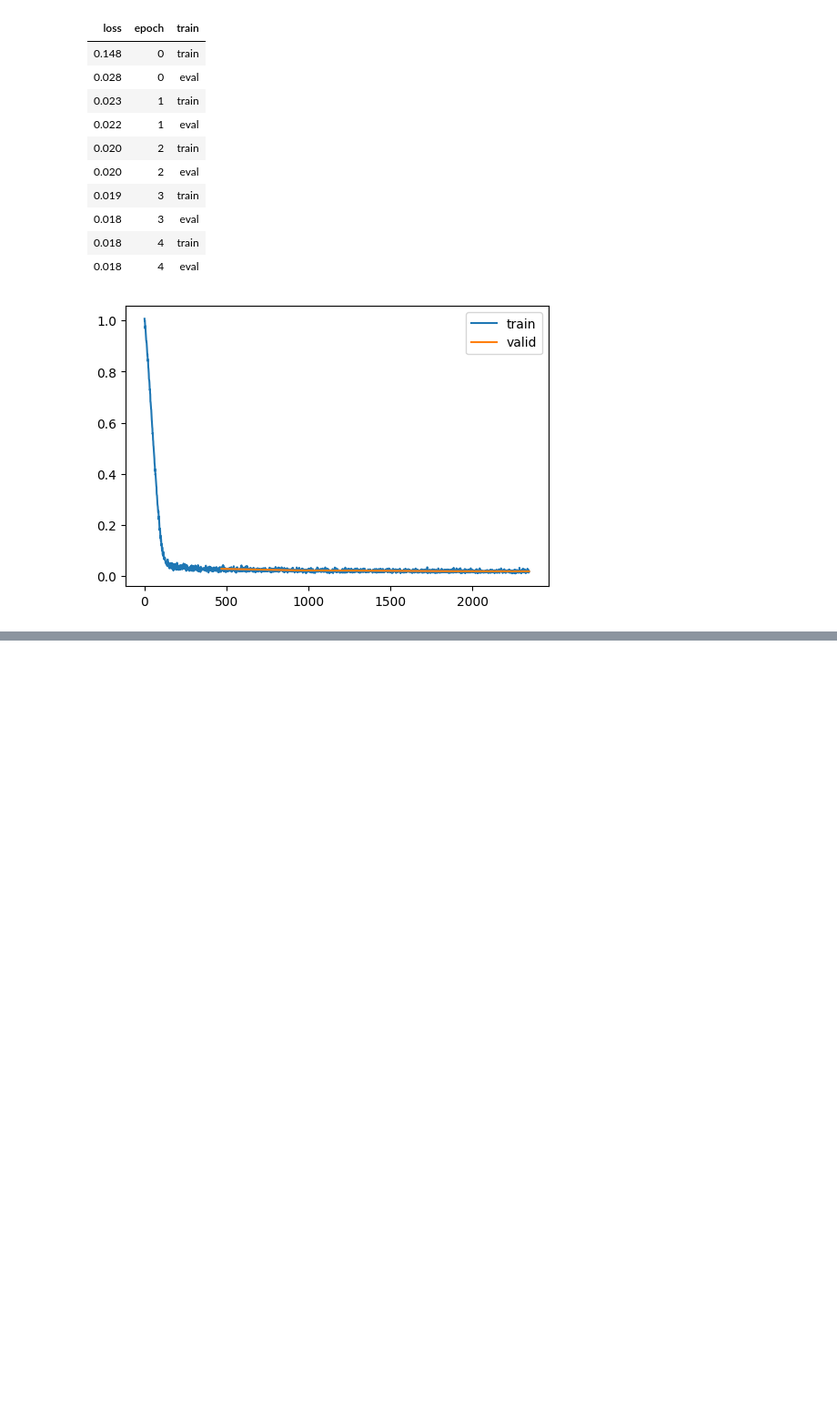
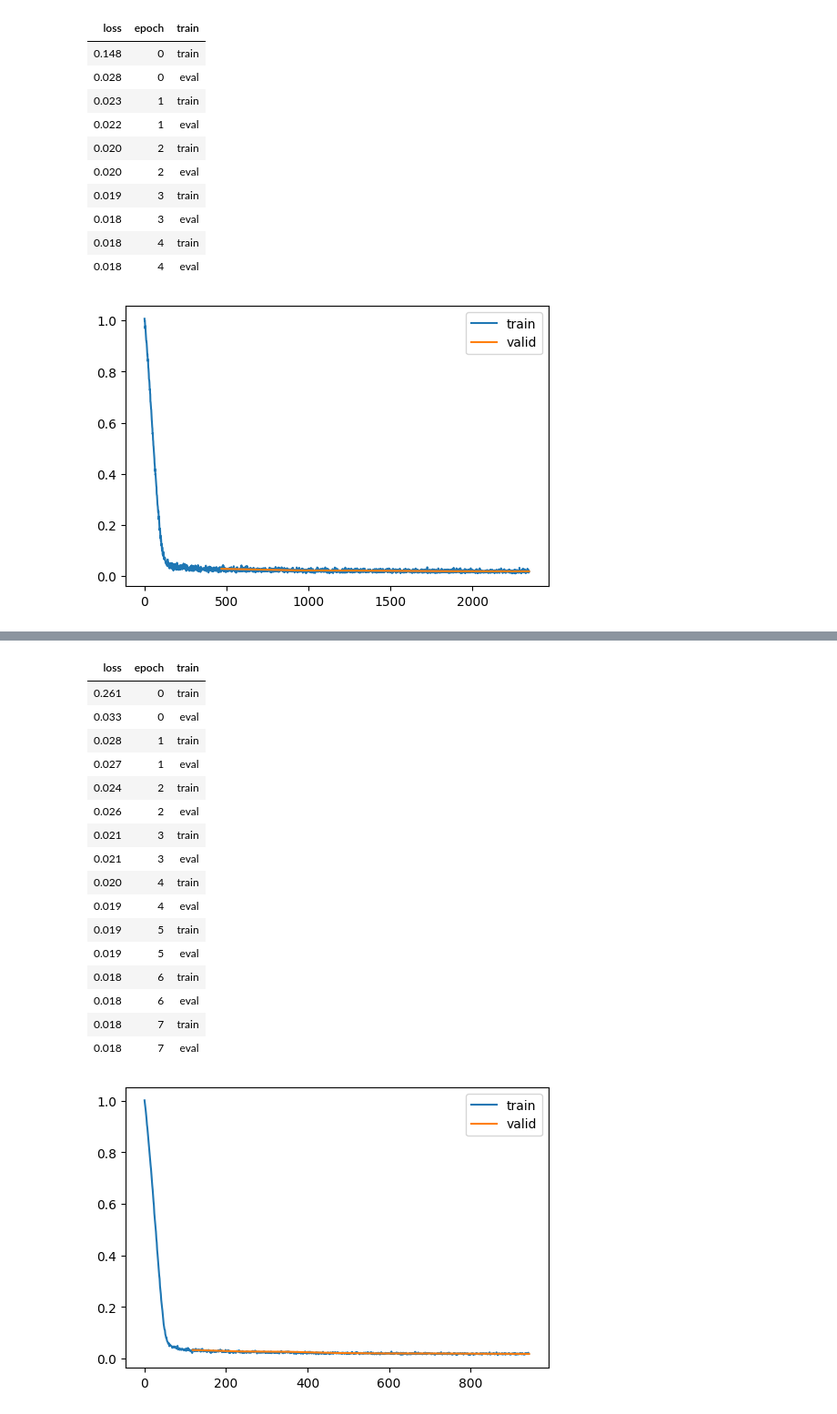
Before and after one commit to satani99/fastai_22_2, a Jupyter notebook: DDPM_v2.ipynb, the cells around one changed output, grey strips where cells are left out. Shown at 91% size. Drawn from its saved outputs; the diff is of its cells as text; code cells hidden in the pictures; blank space fills up the shorter version.

```diff
--- a/DDPM_v2.ipynb
+++ b/DDPM_v2.ipynb
@@ -206,0 +241,52 @@ learn.fit(epochs)
+# %%
+def collate_ddpm(b): return noisify(default_collate(b)[xl], alphabar)
+def dl_ddpm(ds): return DataLoader(ds, batch_size=bs, collate_fn=collate_ddpm, num_workers=4)
+# %%
+dls = DataLoaders(dl_ddpm(tds['train']), dl_ddpm(tds['test']))
+# %%
+class MixedPrecision(TrainCB):
+  order = DeviceCB.order+10
+
+  def before_fit(self, learn): self.scaler = torch.cuda.amp.GradScaler()
+
+  def before_batch(self, learn):
+    self.autocast = torch.autocast("cuda", dtype=torch.float16)
+    self.autocast.__enter__()
+
+  def after_loss(self, learn): self.autocast.__exit__(None,None,None)
+
+  def backward(self, learn): self.scaler.scale(learn.loss).backward()
+
+  def step(self, learn):
+    self.scaler.step(learn.opt)
+    self.scaler.update()
+# %%
+lr = 1e-2
+epochs = 8
+tmax = epochs * len(dls.train)
+sched = partial(lr_scheduler.OneCycleLR, max_lr=lr, total_steps=tmax)
+cbs = [DeviceCB(), MixedPrecision(), ProgressCB(plot=True), MetricsCB(), BatchSchedCB(sched)]
+model = UNet(in_channels=1, out_channels=1, block_out_channels=(16,32,64,128),norm_num_groups=8)
+init_ddpm(model)
+learn = Learner(model, dls, nn.MSELoss(), lr=lr, cbs=cbs, opt_func=opt_func)
+# %%
+learn.fit(epochs)
+# %% [output]
+| loss | epoch | train |
+| 0.261 | 0 | train |
+| 0.033 | 0 | eval |
+| 0.028 | 1 | train |
+| 0.027 | 1 | eval |
+| 0.024 | 2 | train |
+| 0.026 | 2 | eval |
+| 0.021 | 3 | train |
+| 0.021 | 3 | eval |
+| 0.020 | 4 | train |
+| 0.019 | 4 | eval |
+| 0.019 | 5 | train |
+| 0.019 | 5 | eval |
+| 0.018 | 6 | train |
+| 0.018 | 6 | eval |
+| 0.018 | 7 | train |
+| 0.018 | 7 | eval |
+[figure, added]
```
Also changed, not shown: parts of 20 cells of this notebook.
